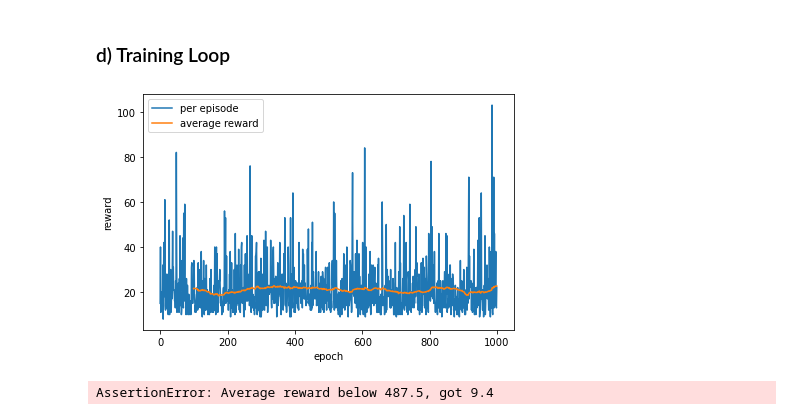
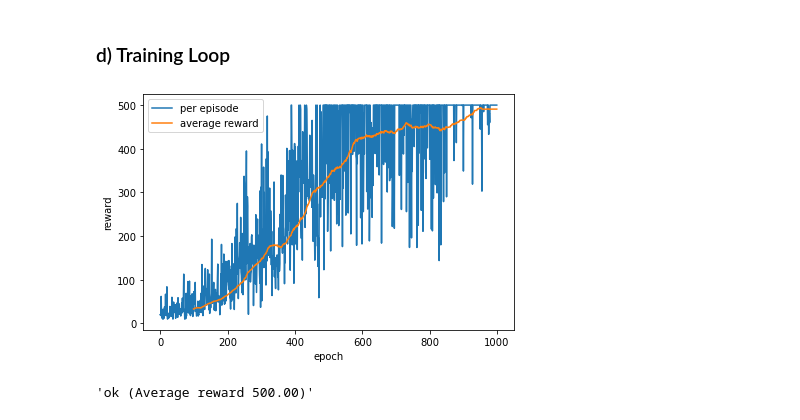
Before and after one commit to shubham-sharma3/RL_BPA2, a Jupyter notebook: tasks/reinforce.ipynb, the cells around one changed output. Drawn from its saved outputs; the diff is of its cells as text; code cells hidden in the pictures.

```diff
--- a/tasks/reinforce.ipynb
+++ b/tasks/reinforce.ipynb
@@ -55,7 +55,7 @@ class Policy(nn.Module):
     def forward(self, x):
         # ********************
         # TODO Implement forward pass
-        x = F.sigmoid(self.hidden(x)) # Different functions?
+        x = F.relu(self.hidden(x))
         x = F.softmax(self.output(x),dim=1)
         # ********************
         return x
@@ -85,7 +85,7 @@ def sample_action(probs):
     action = model.sample()
     log_prob_action = model.log_prob(action)
     # ************************
-    return action, log_prob_action
+    return action.item(), log_prob_action
 # %%
 # Test code
 _test_action, _test_log_prob = sample_action(torch.tensor([1, 2, 3, 4]))
@@ -142,7 +142,7 @@ policy = Policy()
 # Hyperparams
 episodes = 1000
 gamma = 0.99
-learn_rate = 1e-2
+learn_rate = 1e-3
 optimizer = torch.optim.Adam(policy.parameters(), lr=learn_rate)
 
 total_rewards = []
@@ -156,10 +156,10 @@ with tqdm(range(episodes)) as pbar:
             # Take a step
             # ********************
             # TODO Sample action for current state
-            prob = policy.forward(torch.tensor([state]))
-            actionT, log_prob = sample_action(prob.data[0])
+            prob = policy.forward(torch.tensor([state])) # slow, optimization?
+            action, log_prob = sample_action(prob)
 
-            action = int(actionT)
+            #action = int(actionT)
             #log_prob = float(log_probT)
 
             # ********************
@@ -169,38 +169,38 @@ with tqdm(range(episodes)) as pbar:
             log_probs.append(log_prob)
             rewards.append(reward)
 
         total_rewards.append(sum(rewards))
         # ********************
         # TODO Compute loss
-        returns = estimate_return(rewards)
-        policy_loss = 0
+        returns = estimate_return(rewards, gamma)
+        policy_loss = []
         for lp,r in zip(log_probs,returns):
-            policy_loss += (-lp*r)
-        policy_loss = policy_loss.clone().detach().requires_grad_(True) # WAY of casting into tensor
+            policy_loss.append(-lp * r)
+        policy_loss = torch.cat(policy_loss).sum()
         # ********************
 
         # Update policy
         optimizer.zero_grad()
         policy_loss.backward()
         optimizer.step()
 
         # Print statistics
         pbar.set_description(f"Mean training reward {np.mean(total_rewards[-100:]):.02f}")
 
 # Save model
 with open("solution/a2d.pt", "wb") as f:
     torch.save(policy, f)
 
 # Plot training
 plt.plot(total_rewards, label="per episode")
 plt.plot(pd.DataFrame(total_rewards).rolling(100).mean(), label="average reward")
 plt.xlabel("epoch")
 plt.ylabel("reward")
 plt.legend()
 plt.tight_layout()
 plt.savefig("solution/a2d.png")
 # %% [output]
-[figure, old version]
+[figure, new version]
 # %%
 # Test code
 policy.eval()  # Switch to evaluation mode
@@ -220,7 +220,7 @@ _avg_reward = np.mean([_rollout(seed=i) for i in tqdm(range(100), desc="Validati
 assert _avg_reward >= 487.5, f"Average reward below 487.5, got {_avg_reward}"
 f"ok (Average reward {_avg_reward:0.2f})"
 # %% [output]
-AssertionError: Average reward below 487.5, got 9.4
+'ok (Average reward 500.00)'
 # %%
 # Take a look at the learned policy (this will not run on the JupyterHub)
 greedy = True
```
